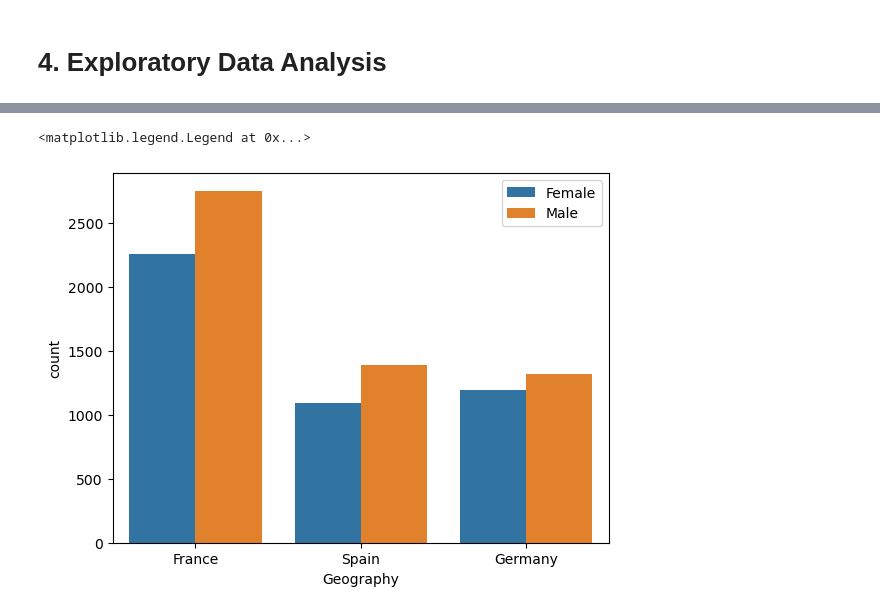
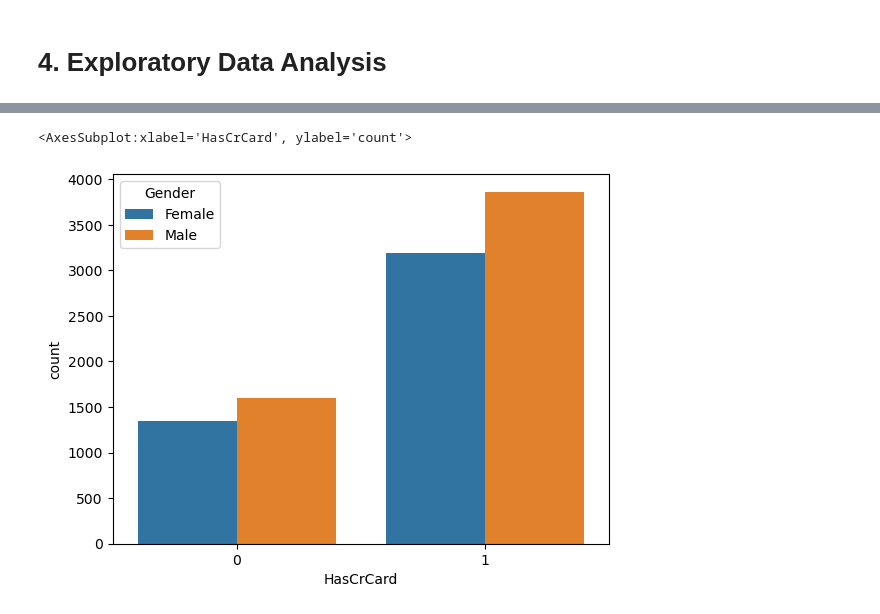
Before and after one commit to shubhampokhrel81/predicting_churn_for_bank_customers, a Jupyter notebook: churn_prediction.ipynb, the cells around one changed output, grey strips where cells are left out. Drawn from its saved outputs; the diff is of its cells as text; code cells hidden in the pictures.

```diff
--- a/churn_prediction.ipynb
+++ b/churn_prediction.ipynb
@@ -120,6 +167,6 @@ Here, this dataset does not have any missing values
 # %%
-sns.countplot(x = 'Geography', data=df, hue='Gender')
+sns.countplot(x = 'HasCrCard', data=df, hue='Gender')
 plt.legend()
 # %% [output]
-<matplotlib.legend.Legend at 0x...>
+<AxesSubplot:xlabel='HasCrCard', ylabel='count'>
-[figure, old version]
+[figure, new version]
```
Also changed, not shown: parts of 10 cells of this notebook.
